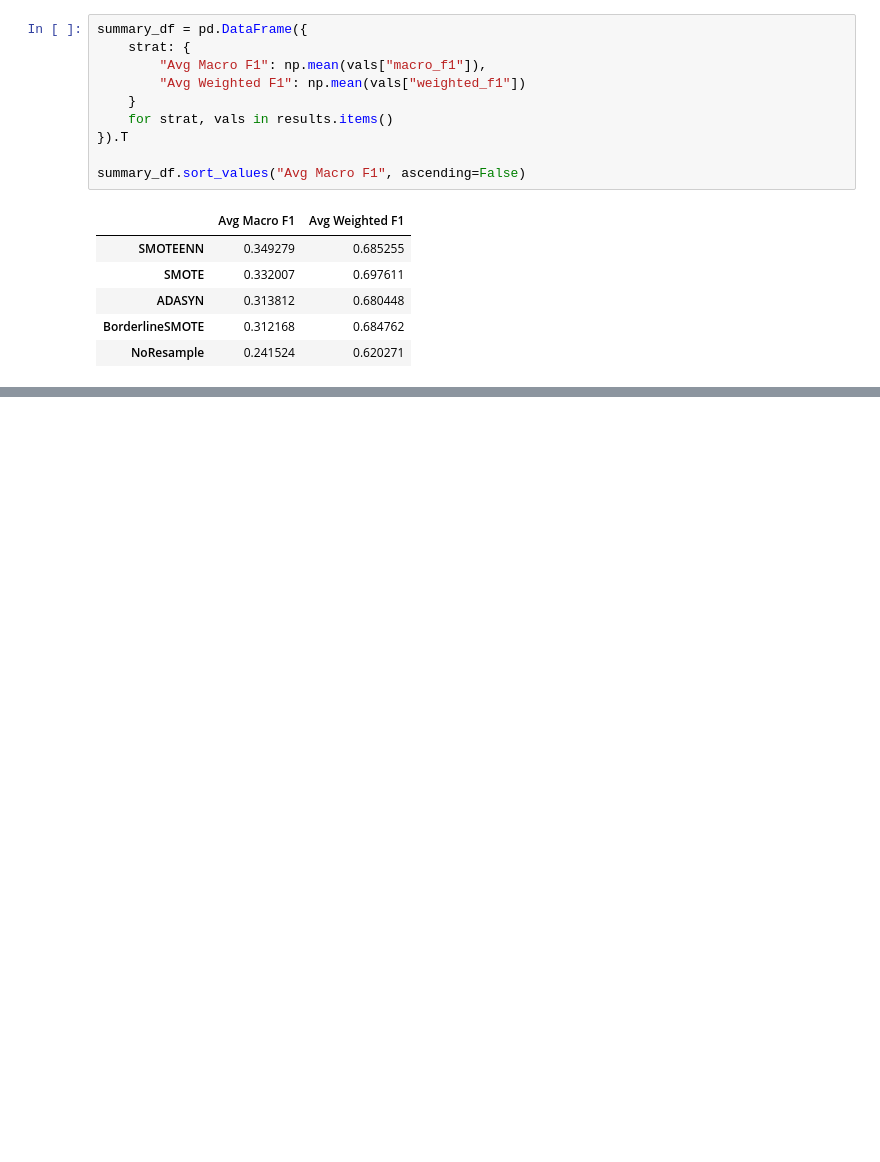
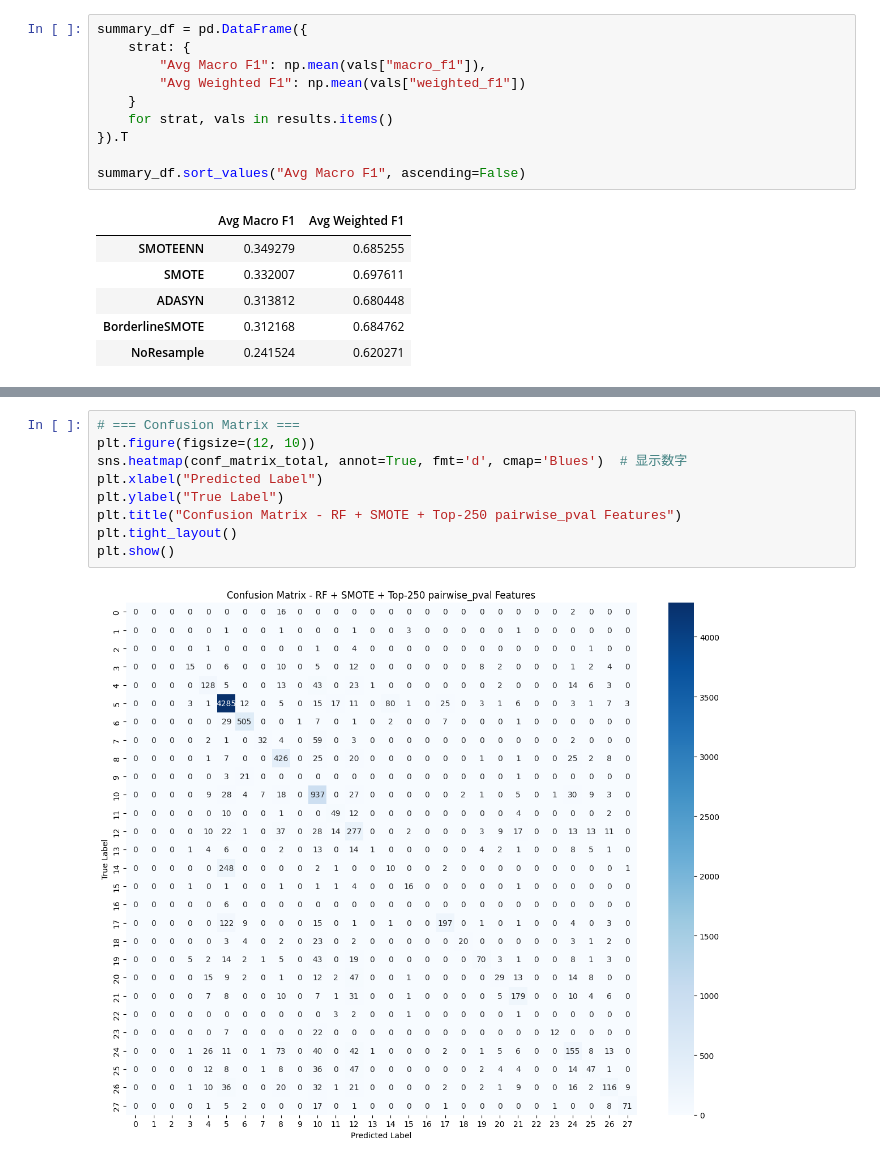
Before and after one commit to stellariumImpl/9417_project, a Jupyter notebook: notebooks/baseline.ipynb, the cells around one changed output, grey strips where cells are left out. Cells and saved outputs as stored; diff of their text form; blank space fills up the shorter version.

```diff
--- a/notebooks/baseline.ipynb
+++ b/notebooks/baseline.ipynb
@@ -510,0 +428,11 @@ Fitting 5 folds for each of 72 candidates, totalling 360 fits
+# %%
+# === Confusion Matrix ===
+plt.figure(figsize=(12, 10))
+sns.heatmap(conf_matrix_total, annot=True, fmt='d', cmap='Blues')  # 显示数字
+plt.xlabel("Predicted Label")
+plt.ylabel("True Label")
+plt.title("Confusion Matrix - RF + SMOTE + Top-250 pairwise_pval Features")
+plt.tight_layout()
+plt.show()
+# %% [output]
+[figure, added]
```
Also changed, not shown: parts of 6 cells of this notebook.
